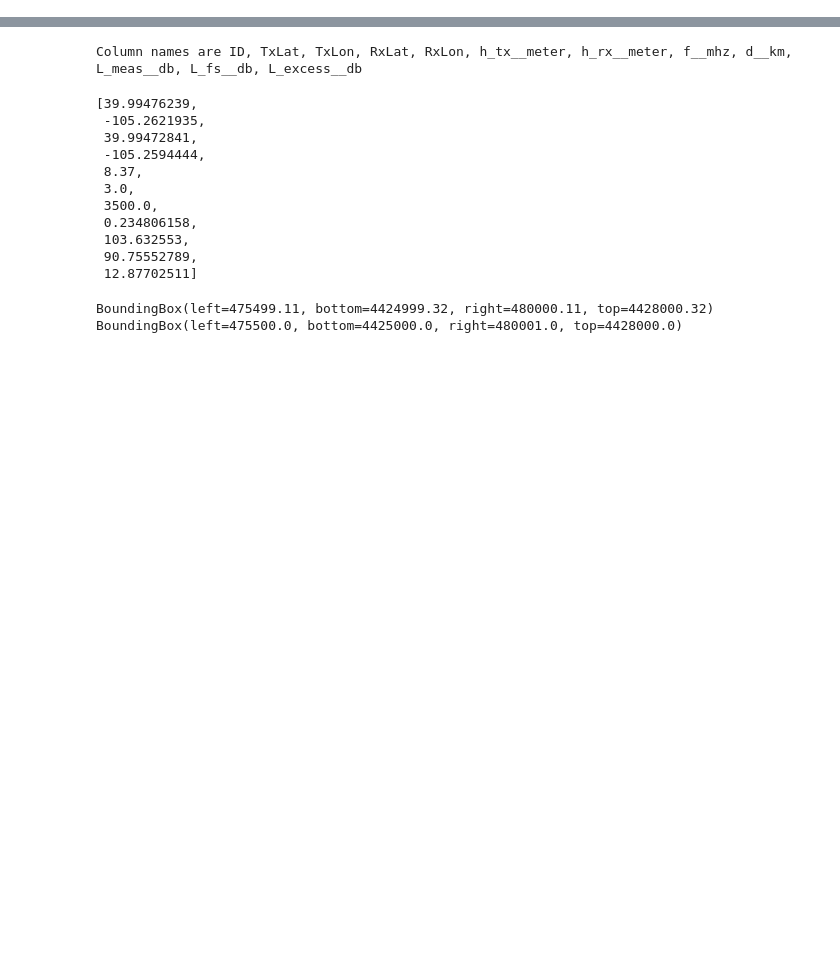
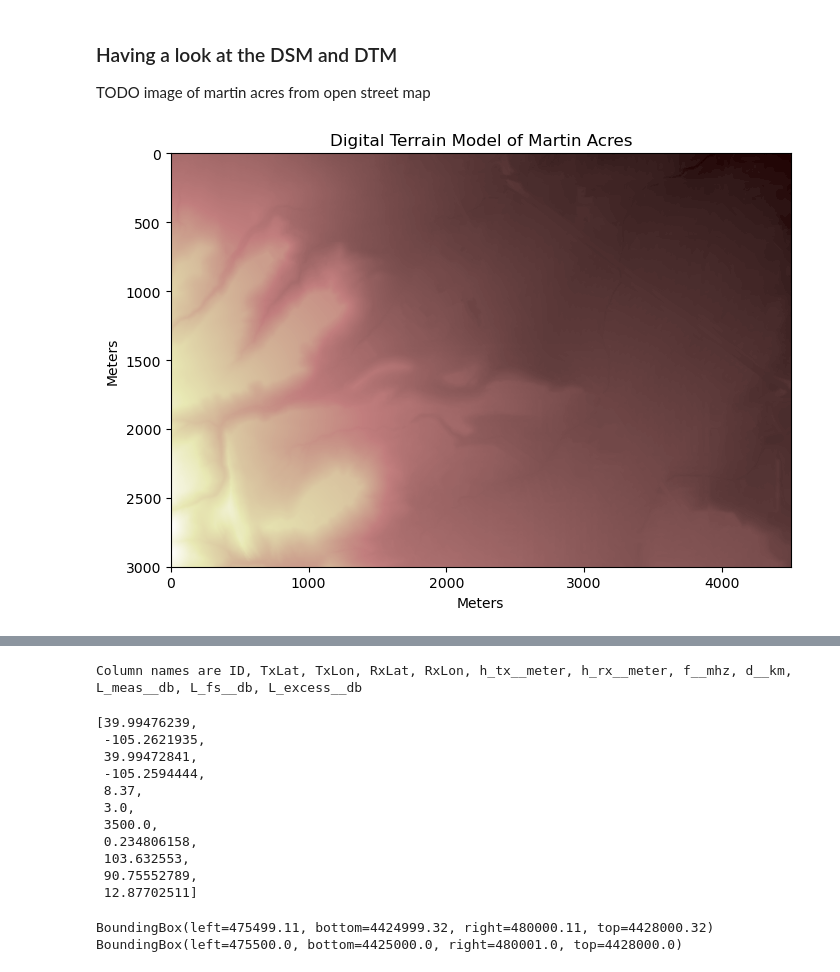
Before and after one commit to ISART-2024-tutorial/course-materials, a Jupyter notebook: Lesson2.ipynb, the cells around one changed output, grey strips where cells are left out. Cells and saved outputs as stored; diff of their text form; code cells hidden in the pictures; blank space fills up the shorter version.

```diff
--- a/Lesson2.ipynb
+++ b/Lesson2.ipynb
@@ -6,0 +28,22 @@ from sklearn.linear_model import LinearRegression
+# %%
+## get Digital Terrain Model
+dataset_terrain = rasterio.open("./data/MartinAcres.dtm.tif")
+## get Digital Surface Model
+dataset_surface = rasterio.open("./data/MartinAcres.dsm.tif")
+
+## read the elevation layer
+band1_terrain = dataset_terrain.read(1)
+band1_surface = dataset_surface.read(1)
+# %% [markdown]
+### Having a look at the DSM and DTM
+
+TODO image of martin acres from open street map
+# %%
+plt.figure(figsize=(8,8))
+plt.title("Digital Terrain Model of Martin Acres")
+plt.xlabel("Meters")
+plt.ylabel("Meters")
+plt.imshow(band1_terrain, cmap='pink')
+plt.show()
+# %% [output]
+[figure, added]
```
Also changed, not shown: parts of 4 cells of this notebook, 1 other file.
